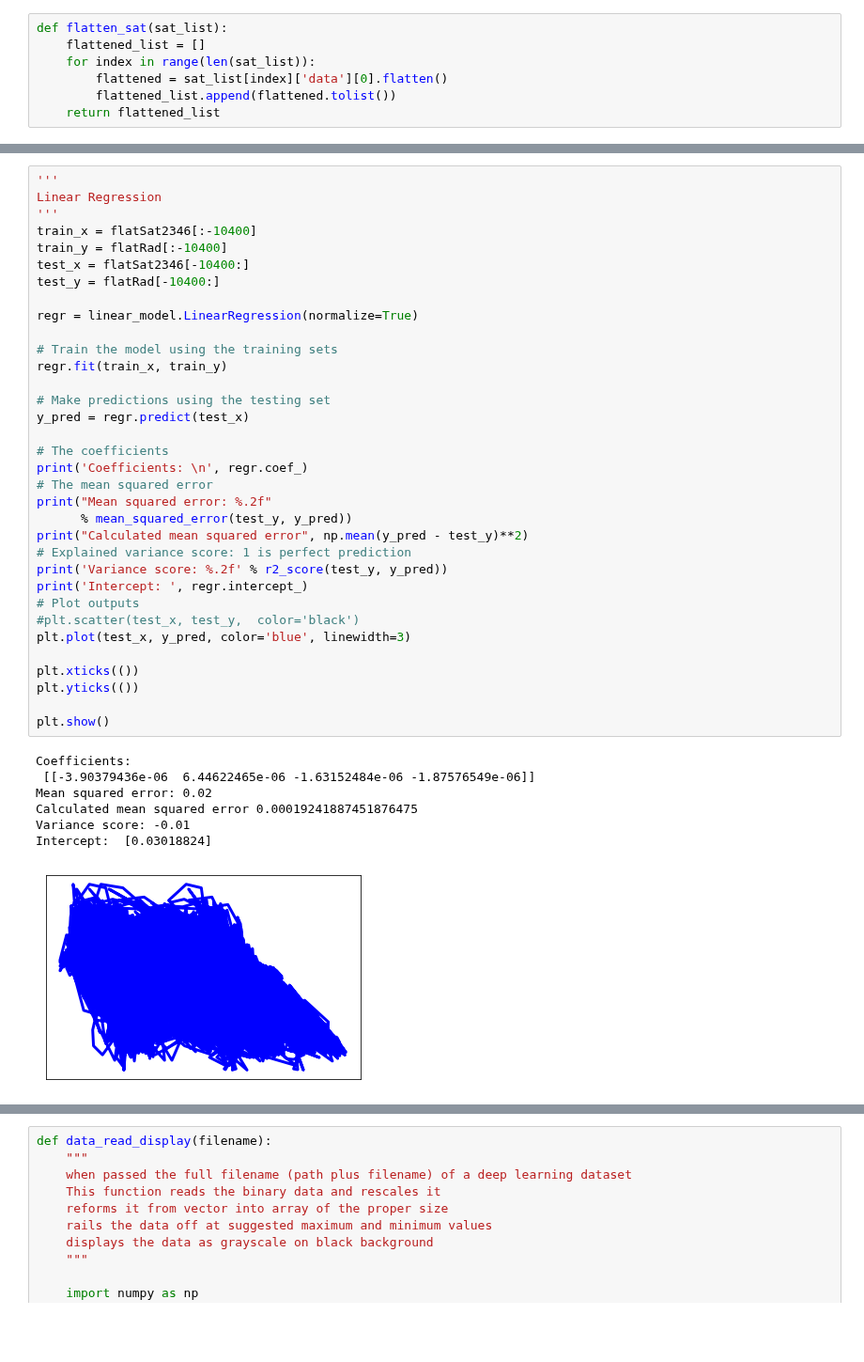
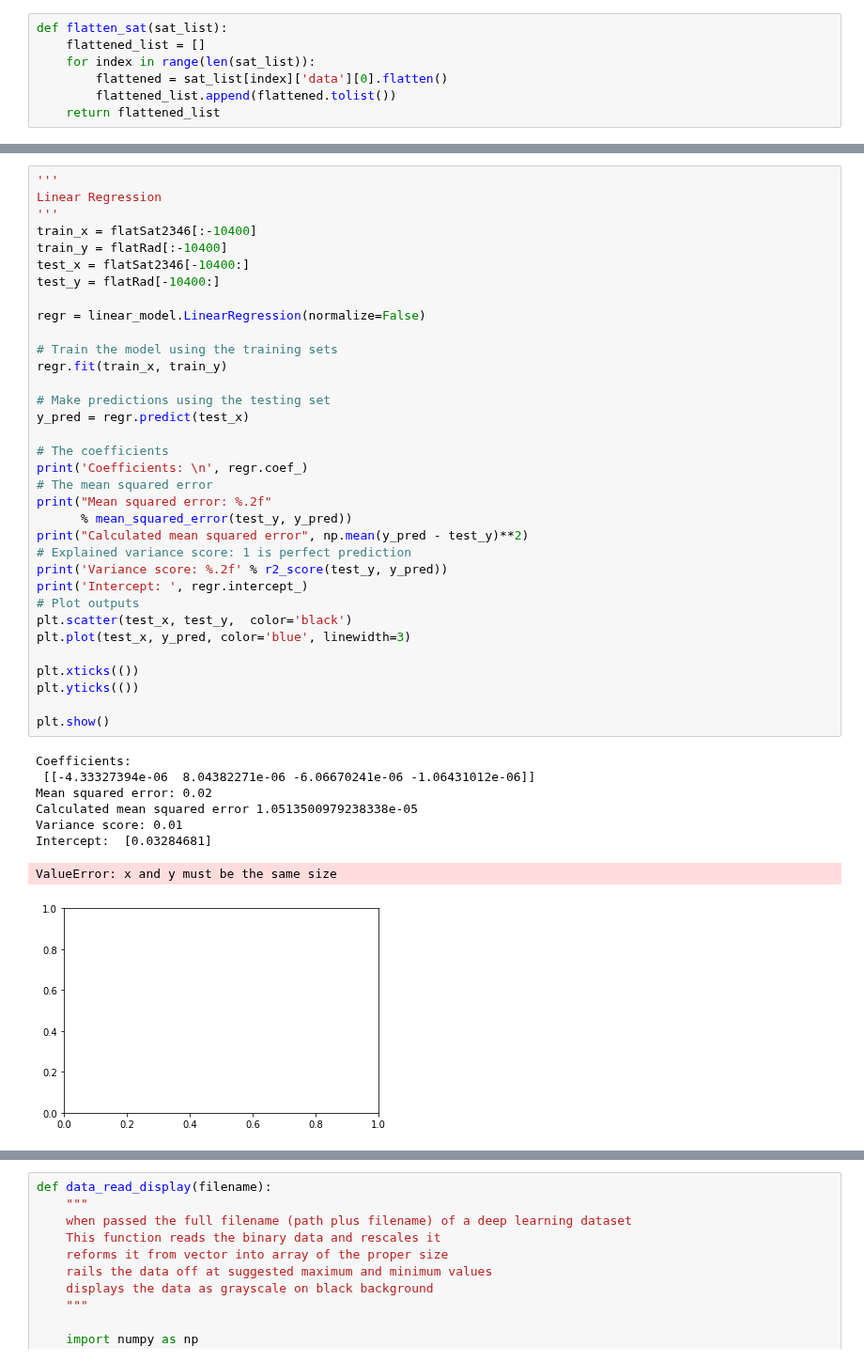
Before and after one commit to yuanzhou15/capstone-weather, a Jupyter notebook: yuan/Linear Regression.ipynb, the cells around one changed output, grey strips where cells are left out. Shown at 94% size. Drawn from its saved outputs; the diff is of its cells as text; blank space fills up the shorter version.

Commit message:
update from master and updated regression notebook

```diff
--- a/yuan/Linear Regression.ipynb
+++ b/yuan/Linear Regression.ipynb
@@ -155,37 +190,38 @@ train_x = flatSat2346[:-10400]
 train_y = flatRad[:-10400]
 test_x = flatSat2346[-10400:]
 test_y = flatRad[-10400:]
 
-regr = linear_model.LinearRegression(normalize=True)
+regr = linear_model.LinearRegression(normalize=False)
 
 # Train the model using the training sets
 regr.fit(train_x, train_y)
 
 # Make predictions using the testing set
 y_pred = regr.predict(test_x)
 
 # The coefficients
 print('Coefficients: \n', regr.coef_)
 # The mean squared error
 print("Mean squared error: %.2f"
       % mean_squared_error(test_y, y_pred))
 print("Calculated mean squared error", np.mean(y_pred - test_y)**2)
 # Explained variance score: 1 is perfect prediction
 print('Variance score: %.2f' % r2_score(test_y, y_pred))
 print('Intercept: ', regr.intercept_)
 # Plot outputs
-#plt.scatter(test_x, test_y,  color='black')
+plt.scatter(test_x, test_y,  color='black')
 plt.plot(test_x, y_pred, color='blue', linewidth=3)
 
 plt.xticks(())
 plt.yticks(())
 
 plt.show()
 # %% [output]
 Coefficients:
- [[-3.90379436e-06  6.44622465e-06 -1.63152484e-06 -1.87576549e-06]]
+ [[-4.33327394e-06  8.04382271e-06 -6.06670241e-06 -1.06431012e-06]]
 Mean squared error: 0.02
-Calculated mean squared error 0.00019241887451876475
-Variance score: -0.01
-Intercept:  [0.03018824]
+Calculated mean squared error 1.0513500979238338e-05
+Variance score: 0.01
+Intercept:  [0.03284681]
+ValueError: x and y must be the same size
-[figure, old version]
+[figure, new version]
```
Also changed, not shown: parts of 27 cells of this notebook.
